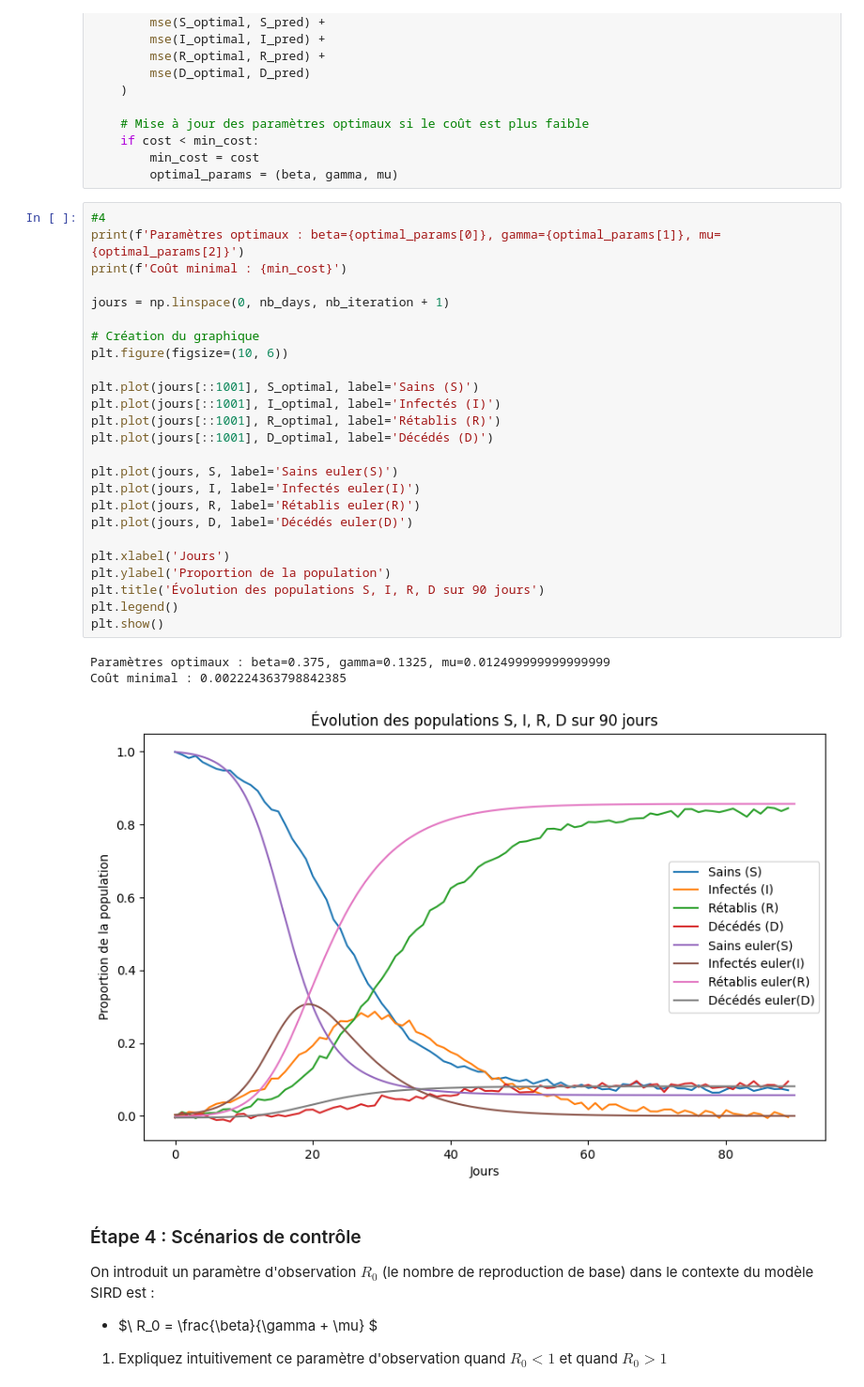
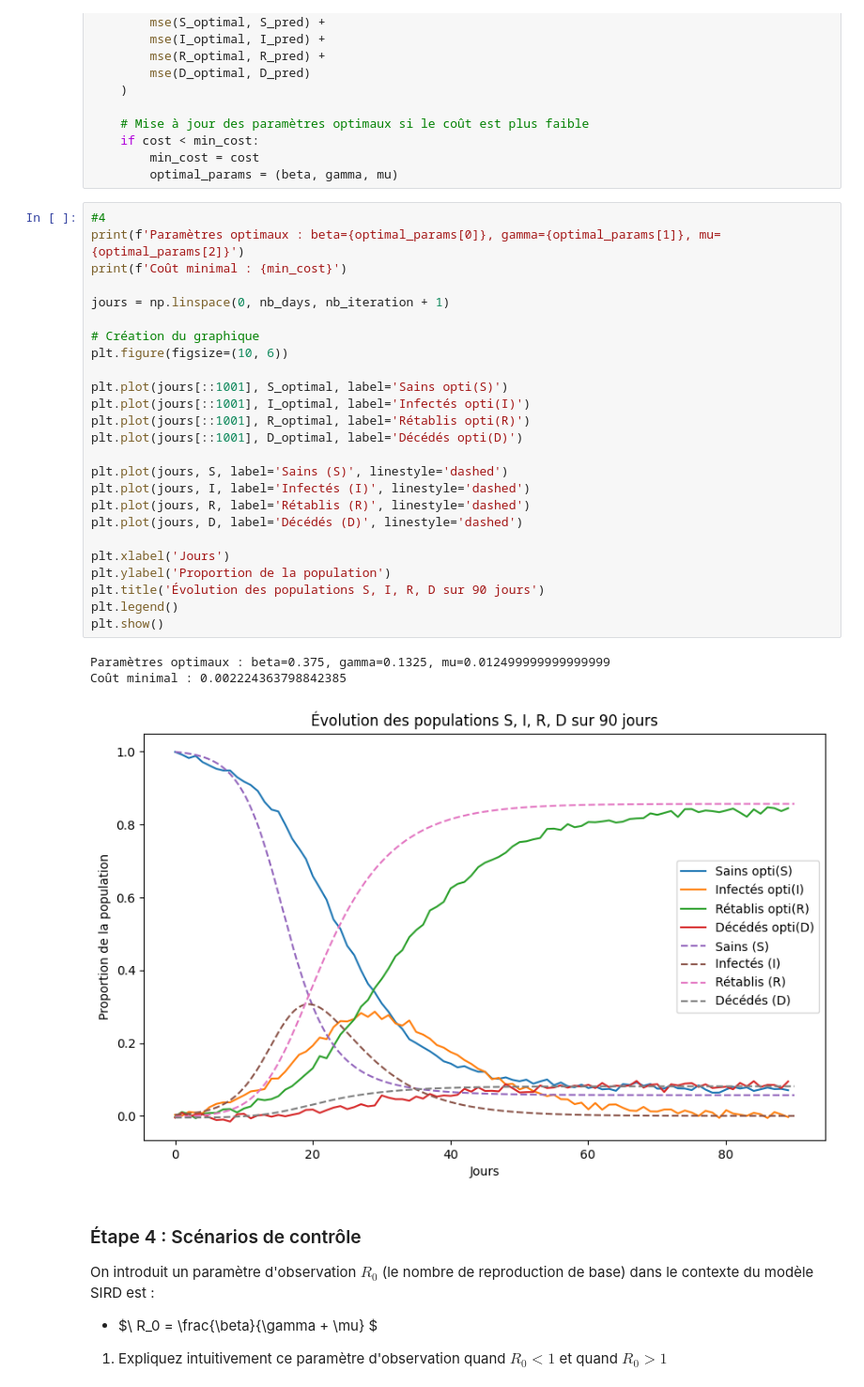
Before and after one commit to tikiid/Math-DataMining, a Jupyter notebook: maths & data mining.ipynb, the cells around one changed output. Shown at 94% size. Drawn from its saved outputs; the diff is of its cells as text.

```diff
--- a/maths & data mining.ipynb
+++ b/maths & data mining.ipynb
@@ -191,32 +191,32 @@ for beta, gamma, mu in itertools.product(beta_grid_search, gamma_grid_search, mu
 # %%
 #4
 print(f'Paramètres optimaux : beta={optimal_params[0]}, gamma={optimal_params[1]}, mu={optimal_params[2]}')
 print(f'Coût minimal : {min_cost}')
 
 jours = np.linspace(0, nb_days, nb_iteration + 1)
 
 # Création du graphique
 plt.figure(figsize=(10, 6))
 
-plt.plot(jours[::1001], S_optimal, label='Sains (S)')
-plt.plot(jours[::1001], I_optimal, label='Infectés (I)')
-plt.plot(jours[::1001], R_optimal, label='Rétablis (R)')
-plt.plot(jours[::1001], D_optimal, label='Décédés (D)')
+plt.plot(jours[::1001], S_optimal, label='Sains opti(S)')
+plt.plot(jours[::1001], I_optimal, label='Infectés opti(I)')
+plt.plot(jours[::1001], R_optimal, label='Rétablis opti(R)')
+plt.plot(jours[::1001], D_optimal, label='Décédés opti(D)')
 
-plt.plot(jours, S, label='Sains euler(S)')
-plt.plot(jours, I, label='Infectés euler(I)')
-plt.plot(jours, R, label='Rétablis euler(R)')
-plt.plot(jours, D, label='Décédés euler(D)')
+plt.plot(jours, S, label='Sains (S)', linestyle='dashed')
+plt.plot(jours, I, label='Infectés (I)', linestyle='dashed')
+plt.plot(jours, R, label='Rétablis (R)', linestyle='dashed')
+plt.plot(jours, D, label='Décédés (D)', linestyle='dashed')
 
 plt.xlabel('Jours')
 plt.ylabel('Proportion de la population')
 plt.title('Évolution des populations S, I, R, D sur 90 jours')
 plt.legend()
 plt.show()
 # %% [output]
 Paramètres optimaux : beta=0.375, gamma=0.1325, mu=0.012499999999999999
 Coût minimal : 0.002224363798842385
-[figure, old version]
+[figure, new version]
 # %% [markdown]
 ### Étape 4 : Scénarios de contrôle
 On introduit un paramètre d'observation $R_0$ (le nombre de reproduction de base) dans le contexte du modèle SIRD est :
```
